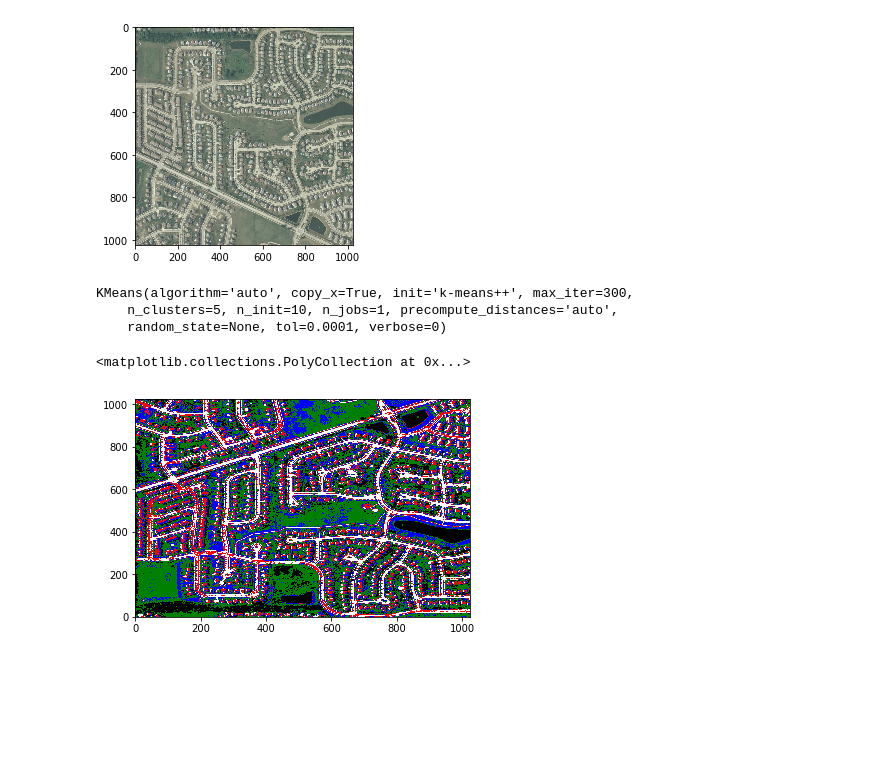
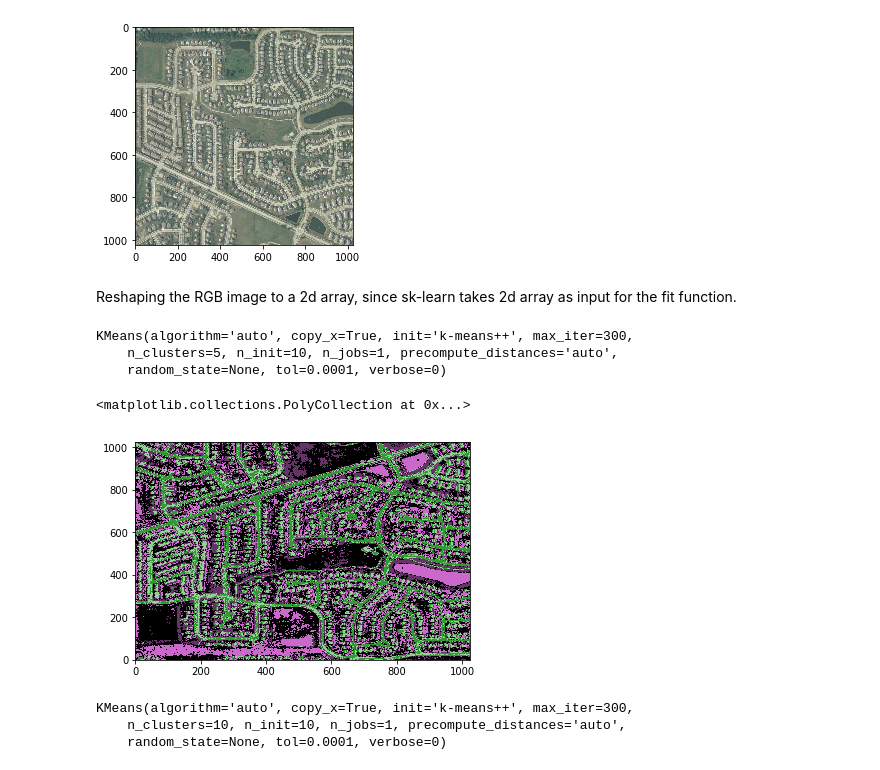
Before and after one commit to aravind-anantha/Spatio-Temporal-Data-Mining, a Jupyter notebook: Satellite Image Clustering/kmeans_clustering.ipynb, the cells around one changed output. Saved outputs shown, nothing was run; the diff lists cells and outputs as text; code cells hidden in the pictures; blank space fills up the shorter version.

Commit message:
Finishing k-means code

```diff
--- a/Satellite Image Clustering/kmeans_clustering.ipynb
+++ b/Satellite Image Clustering/kmeans_clustering.ipynb
@@ -7,3 +9,9 @@ from matplotlib.colors import ListedColormap, NoNorm
+# %%
+def get_spaced_colors(n):
+    max_value = 16581375 #255**3
+    interval = int(max_value / n)
+    colors = [hex(I)[2:].zfill(6) for I in range(0, max_value, interval)]
+    return [(int(i[:2], 16)/255.0, int(i[2:4], 16)/255.0, int(i[4:], 16)/255.0) for i in colors]
 # %%
 f = 'ilk-3b-1024.tif'
 ds = Image.open(f)
@@ -28,3 +32,5 @@ d2_image = img_array.reshape((nsamples,nx*ny))
+# %% [markdown]
+Reshaping the RGB image to a 2d array, since sk-learn takes 2d array as input for the fit function.
 # %%
 img = img_array.reshape((img_array.shape[0] * img_array.shape[1], 3))
 # %%
@@ -37,8 +43,15 @@ KMeans(algorithm='auto', copy_x=True, init='k-means++', max_iter=300,
 # %%
 out = np.reshape(np.array(km2.labels_), (1024, 1024))
 # %%
-cmap = ListedColormap(['Red', 'Green', 'Blue', 'Black', 'White'])
+cmap = ListedColormap(get_spaced_colors(5))
 plt.pcolor(out, cmap=cmap, norm=NoNorm())
 # %% [output]
 <matplotlib.collections.PolyCollection at 0x...>
-[figure, old version]
+[figure, new version]
+# %%
+km10 = KMeans(10)
+km10.fit(img)
+# %% [output]
+KMeans(algorithm='auto', copy_x=True, init='k-means++', max_iter=300,
+    n_clusters=10, n_init=10, n_jobs=1, precompute_distances='auto',
+    random_state=None, tol=0.0001, verbose=0)
```
Also changed, not shown: parts of 15 cells of this notebook.
